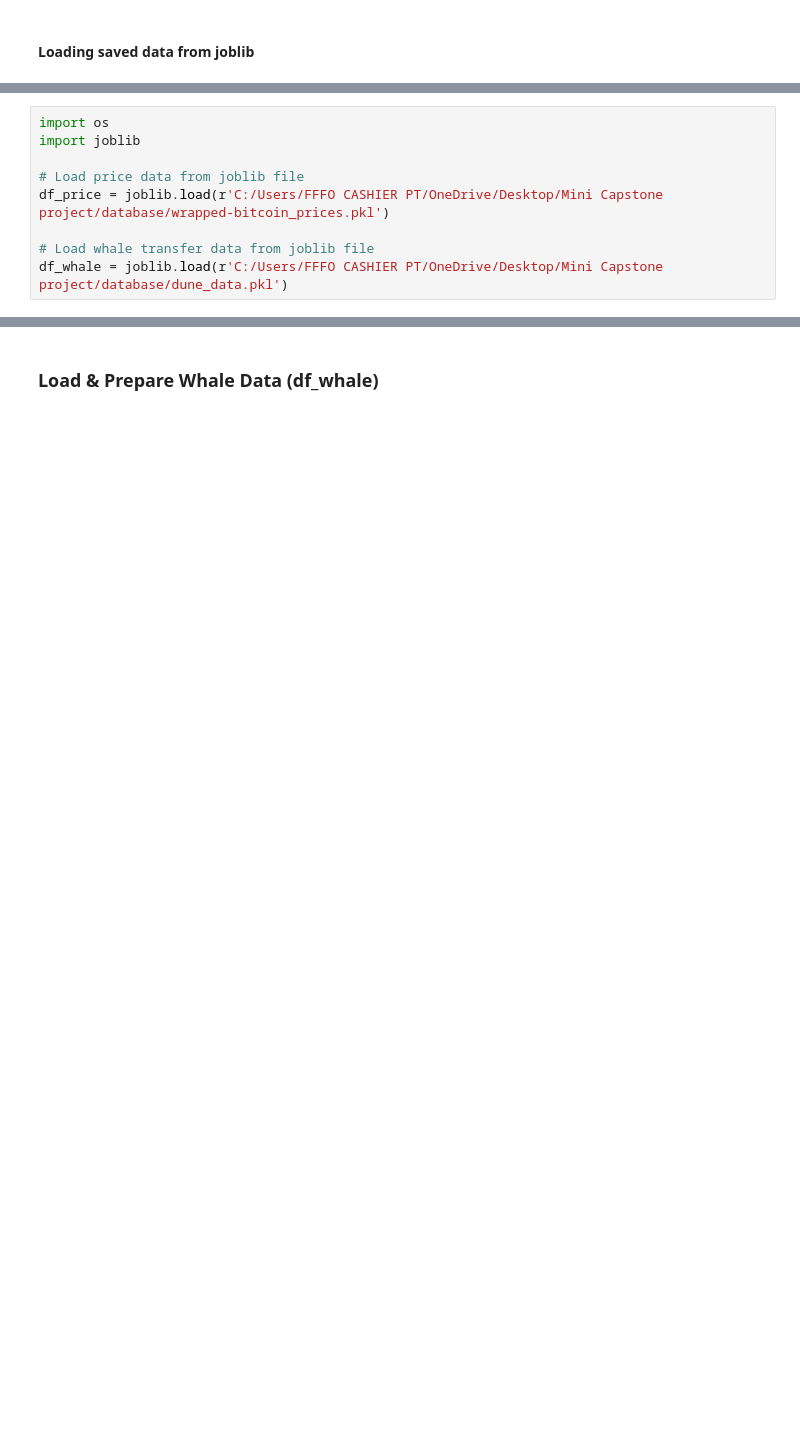
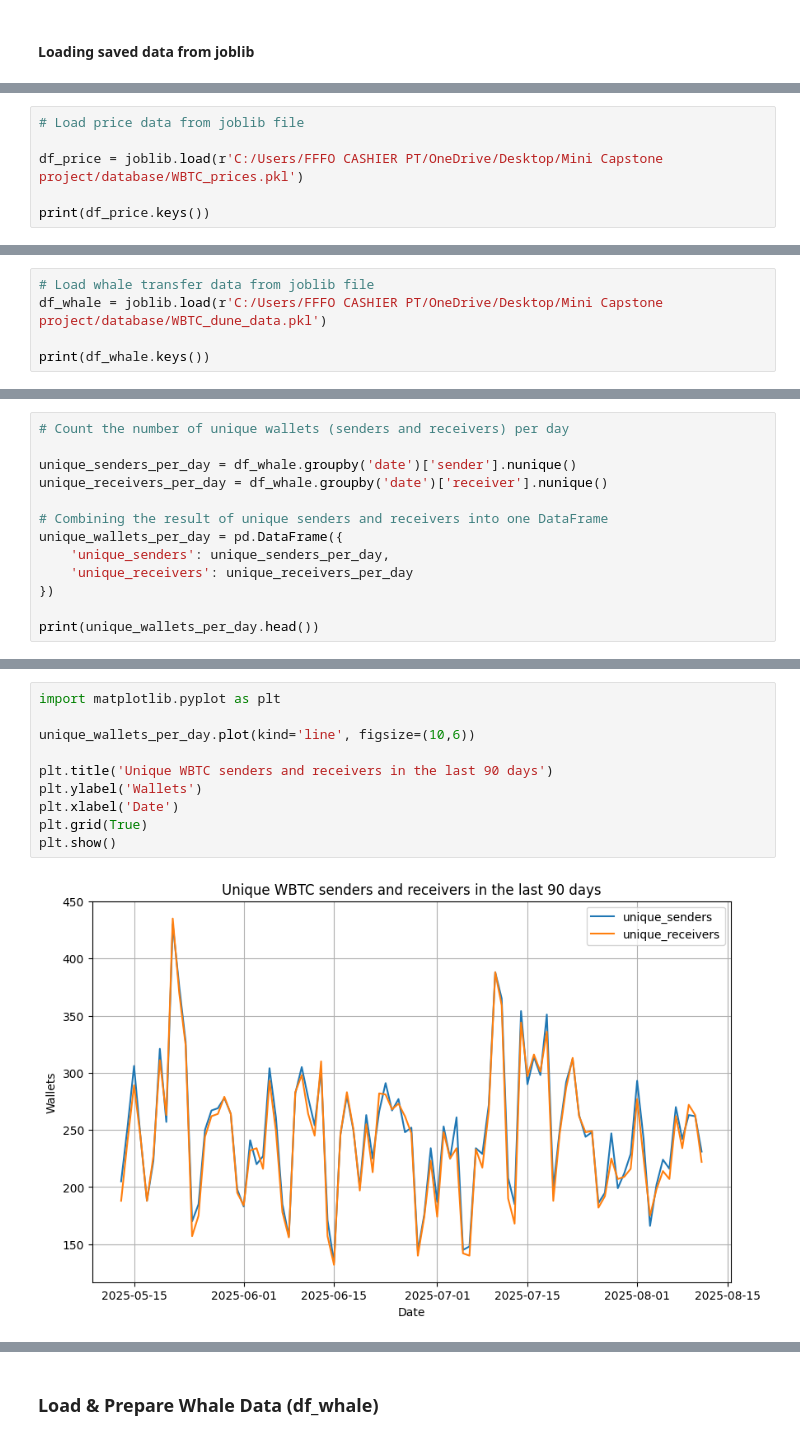
Before and after one commit to vhictoirya/-Whale-Activity-vs.-Price-Movement, a Jupyter notebook: Notebook/02_data_processing_and_visualization.ipynb, the cells around one changed output, grey strips where cells are left out. Drawn from its saved outputs; the diff is of its cells as text; blank space fills up the shorter version.

```diff
--- a/Notebook/02_data_processing_and_visualization.ipynb
+++ b/Notebook/02_data_processing_and_visualization.ipynb
@@ -14,9 +11,6 @@ Files in target folder: ['dune_data.pkl', 'wrapped-bitcoin_prices.pkl']
 # %%
-import os
-import joblib
+# Load price data from joblib file
 
-# Load price data from joblib file
-df_price = joblib.load(r'C:/Users/FFFO CASHIER PT/OneDrive/Desktop/Mini Capstone project/database/wrapped-bitcoin_prices.pkl')
+df_price = joblib.load(r'C:/Users/FFFO CASHIER PT/OneDrive/Desktop/Mini Capstone project/database/WBTC_prices.pkl')
 
-# Load whale transfer data from joblib file
-df_whale = joblib.load(r'C:/Users/FFFO CASHIER PT/OneDrive/Desktop/Mini Capstone project/database/dune_data.pkl')
+print(df_price.keys())
@@ -69,0 +19,5 @@ timestamp
+# %%
+# Load whale transfer data from joblib file
+df_whale = joblib.load(r'C:/Users/FFFO CASHIER PT/OneDrive/Desktop/Mini Capstone project/database/WBTC_dune_data.pkl')
+
+print(df_whale.keys())
@@ -69,0 +28,13 @@ timestamp
+# %%
+# Count the number of unique wallets (senders and receivers) per day
+
+unique_senders_per_day = df_whale.groupby('date')['sender'].nunique()
+unique_receivers_per_day = df_whale.groupby('date')['receiver'].nunique()
+
+# Combining the result of unique senders and receivers into one DataFrame
+unique_wallets_per_day = pd.DataFrame({
+    'unique_senders': unique_senders_per_day,
+    'unique_receivers': unique_receivers_per_day
+})
+
+print(unique_wallets_per_day.head())
@@ -69,0 +49,12 @@ timestamp
+# %%
+import matplotlib.pyplot as plt
+
+unique_wallets_per_day.plot(kind='line', figsize=(10,6))
+
+plt.title('Unique WBTC senders and receivers in the last 90 days')
+plt.ylabel('Wallets')
+plt.xlabel('Date')
+plt.grid(True)
+plt.show()
+# %% [output]
+[figure, added]
```
Also changed, not shown: parts of 41 cells of this notebook, 7 other files.
